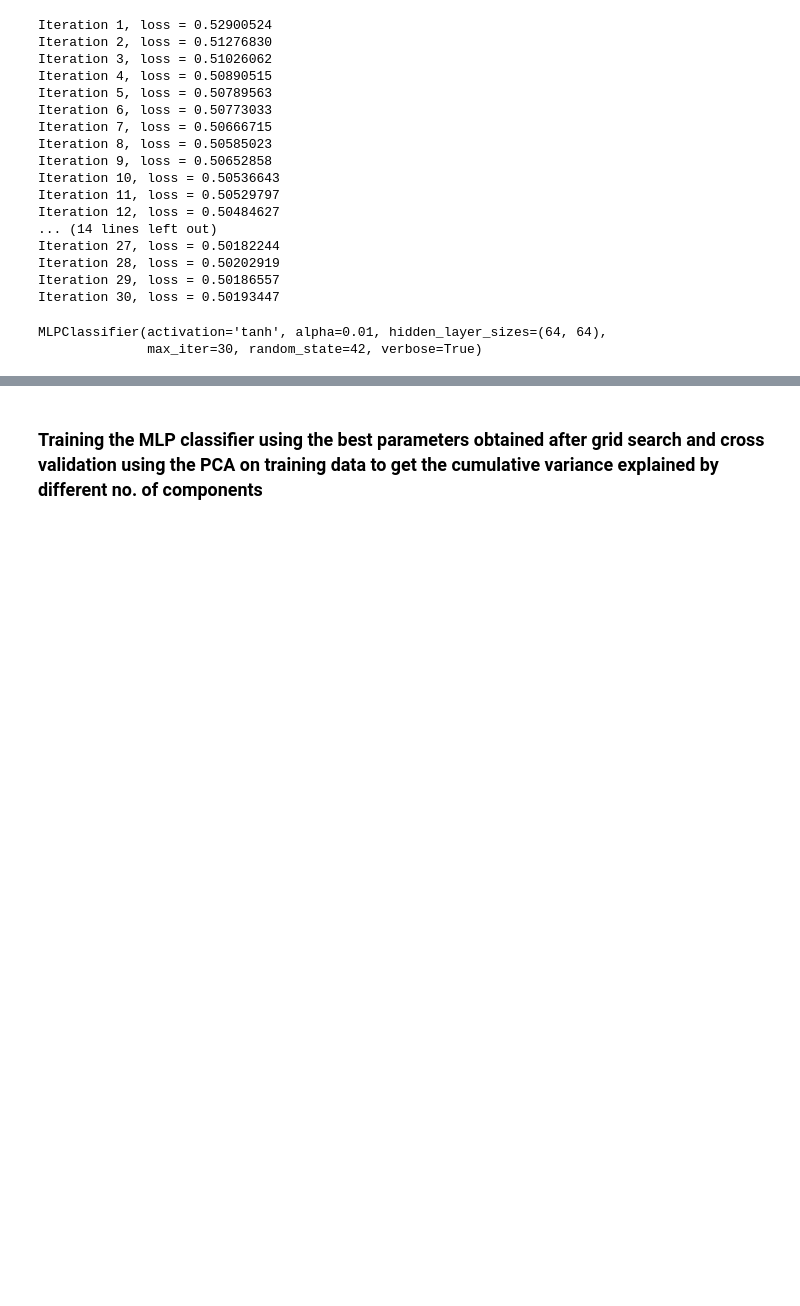
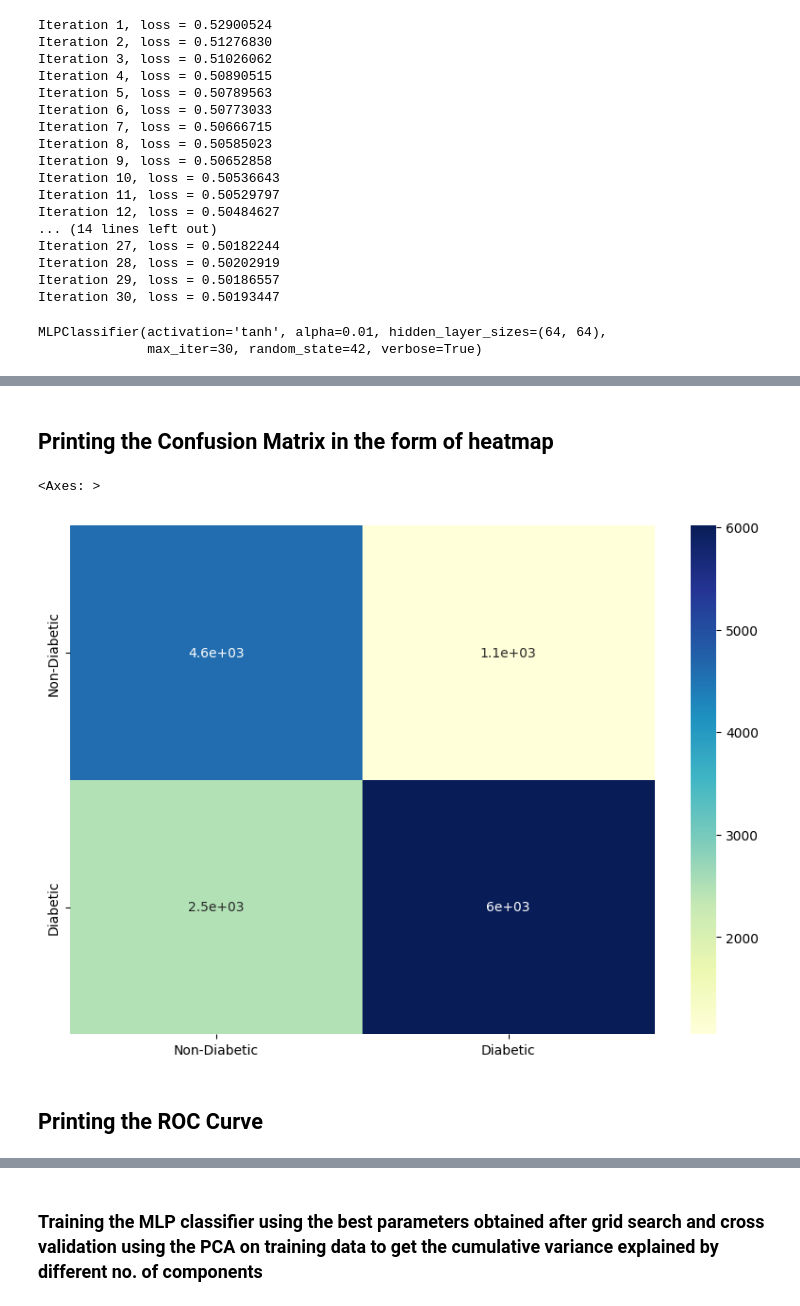
Before and after one commit to embedded-robotics/diabetes-detection-machine-learning, a Jupyter notebook: mlp_diabetes.ipynb, the cells around one changed output, grey strips where cells are left out. Cells and saved outputs as stored; diff of their text form; code cells hidden in the pictures; blank space fills up the shorter version.

```diff
--- a/mlp_diabetes.ipynb
+++ b/mlp_diabetes.ipynb
@@ -715,0 +725,13 @@ weighted avg       0.77      0.75      0.75     14139
+# %% [markdown]
+## Printing the Confusion Matrix in the form of heatmap
+# %%
+cm = confusion_matrix(y_pred, y_test)
+# %%
+cm_df = pd.DataFrame(cm, index = [i for i in ['Non-Diabetic', 'Diabetic']], columns = [i for i in ['Non-Diabetic', 'Diabetic']])
+plt.figure(figsize = (10,7))
+sn.heatmap(cm_df,  cmap="YlGnBu", annot=True)
+# %% [output]
+<Axes: >
+[figure, added]
+# %% [markdown]
+## Printing the ROC Curve
```
Also changed, not shown: parts of 13 cells of this notebook.
